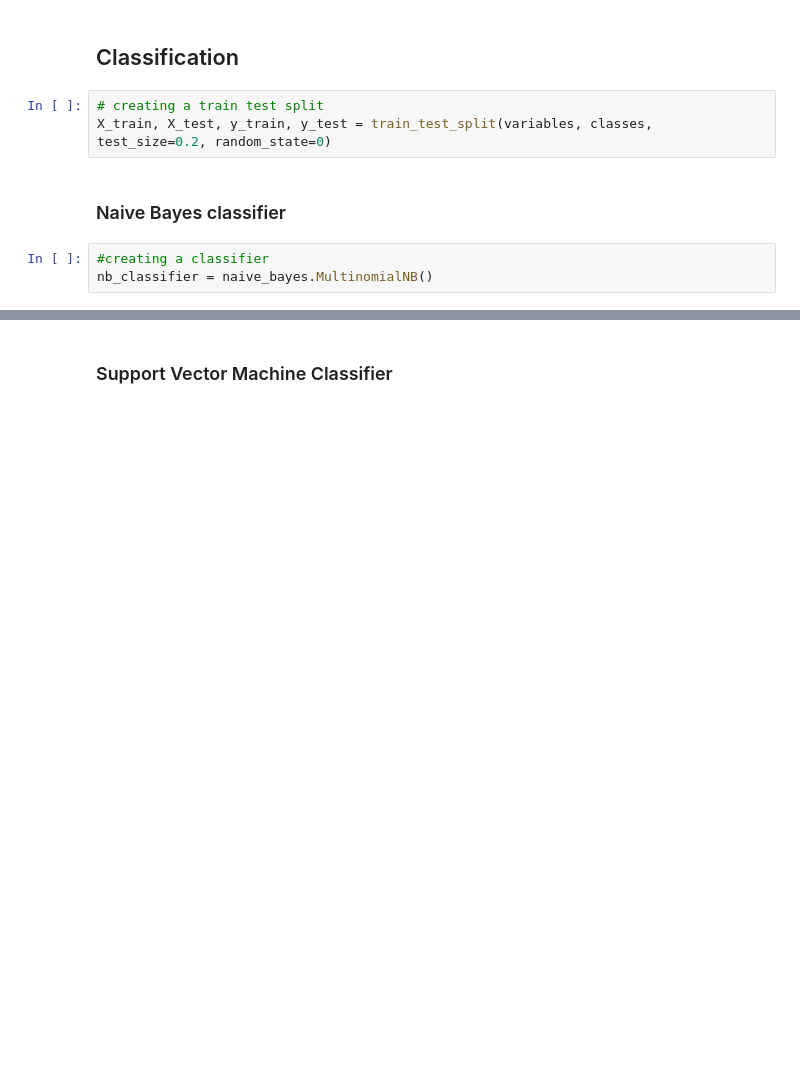
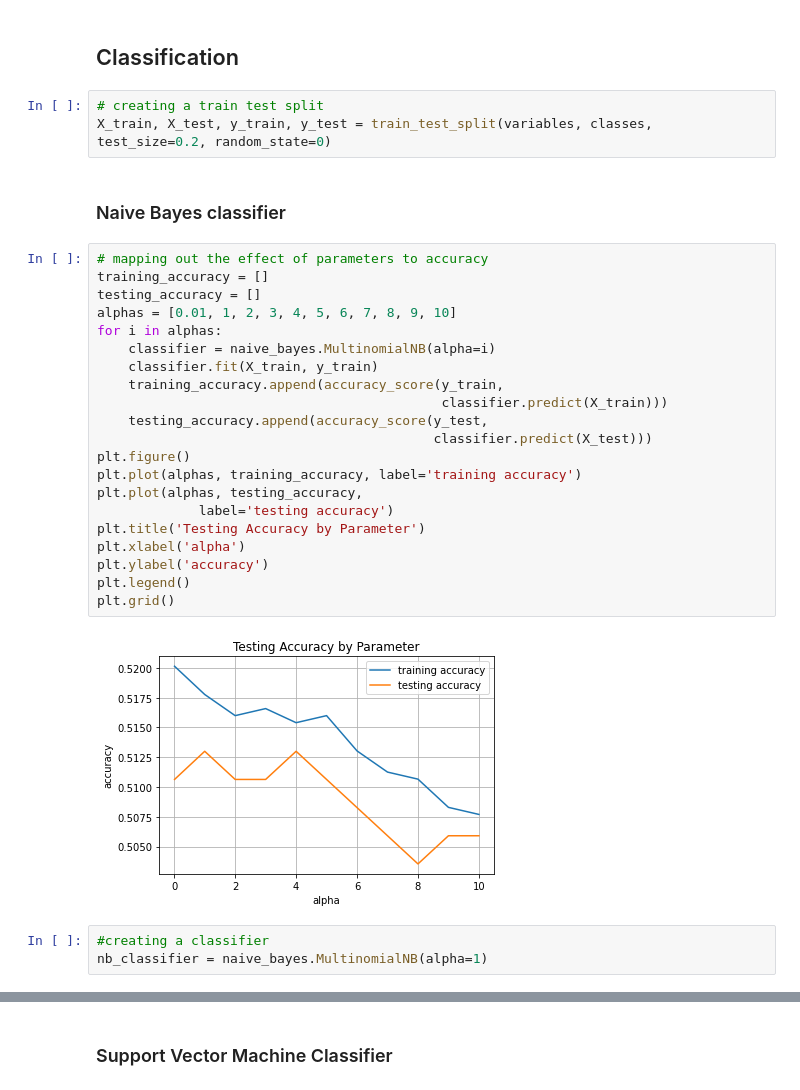
Before and after one commit to icesupakorn/Learning-from-data, a Jupyter notebook: Obesity_risk_factors_classification.ipynb, the cells around one changed output, grey strips where cells are left out. Cells and saved outputs as stored; diff of their text form; blank space fills up the shorter version.

```diff
--- a/Obesity_risk_factors_classification.ipynb
+++ b/Obesity_risk_factors_classification.ipynb
@@ -169,9 +169,32 @@ Name: NObeyesdad, dtype: object
 X_train, X_test, y_train, y_test = train_test_split(variables, classes, test_size=0.2, random_state=0)
 # %% [markdown]
 ### Naive Bayes classifier
+# %%
+# mapping out the effect of parameters to accuracy
+training_accuracy = []
+testing_accuracy = []
+alphas = [0.01, 1, 2, 3, 4, 5, 6, 7, 8, 9, 10]
+for i in alphas:
+    classifier = naive_bayes.MultinomialNB(alpha=i)
+    classifier.fit(X_train, y_train)
+    training_accuracy.append(accuracy_score(y_train,
+                                            classifier.predict(X_train)))
+    testing_accuracy.append(accuracy_score(y_test,
+                                           classifier.predict(X_test)))
+plt.figure()
+plt.plot(alphas, training_accuracy, label='training accuracy')
+plt.plot(alphas, testing_accuracy,
+             label='testing accuracy')
+plt.title('Testing Accuracy by Parameter')
+plt.xlabel('alpha')
+plt.ylabel('accuracy')
+plt.legend()
+plt.grid()
+# %% [output]
+[figure, added]
 # %%
 #creating a classifier
-nb_classifier = naive_bayes.MultinomialNB()
+nb_classifier = naive_bayes.MultinomialNB(alpha=1)
 # %%
 #training the model
 nb_classifier.fit(X_train, y_train)
```
Also changed, not shown: parts of 28 cells of this notebook.
